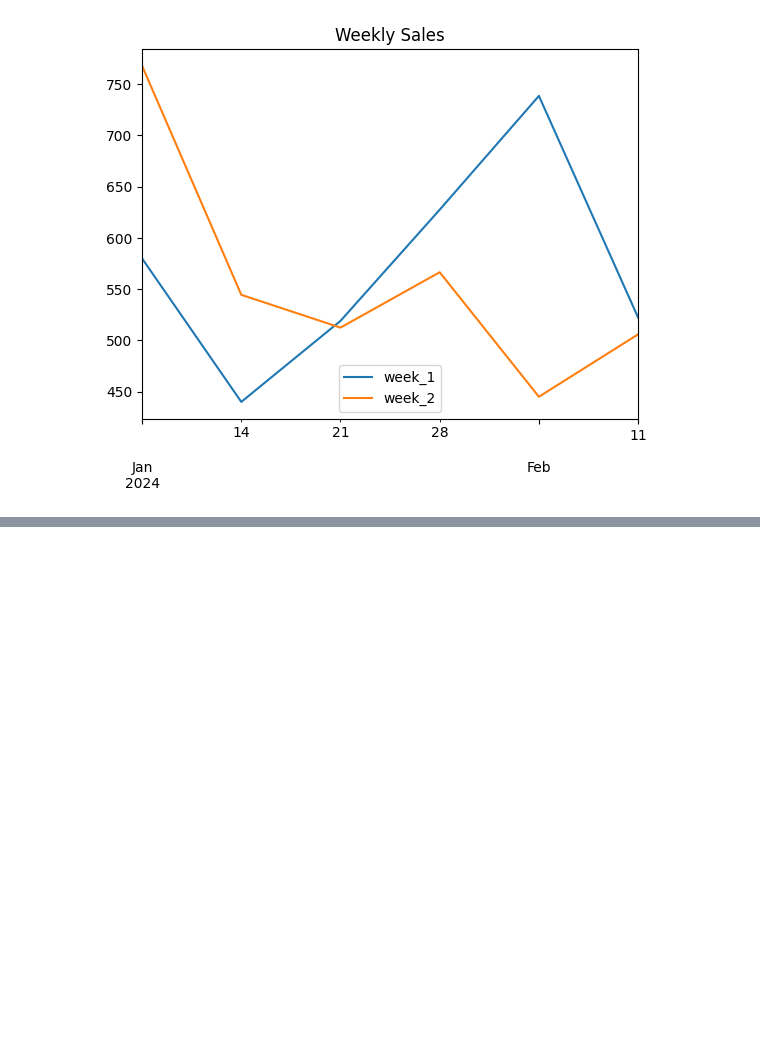
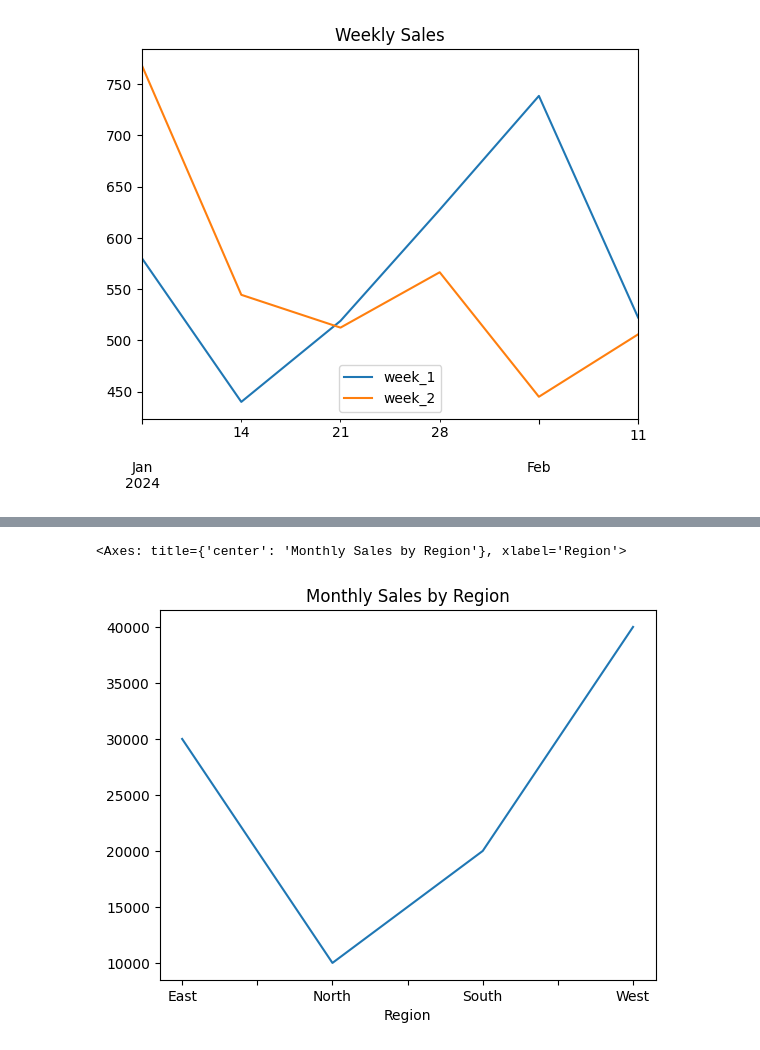
Before and after one commit to tunviii/EDAV, a Jupyter notebook: EDAV.ipynb, the cells around one changed output, grey strips where cells are left out. Drawn from its saved outputs; the diff is of its cells as text; code cells hidden in the pictures; blank space fills up the shorter version.

```diff
--- a/EDAV.ipynb
+++ b/EDAV.ipynb
@@ -216,0 +234,11 @@ age_salary=pd.DataFrame({
+# %%
+regional_sales=pd.DataFrame({
+    'Month':['Jan', 'Feb', 'March', 'April'],
+    'Region':['North', 'South', 'East', 'West'],
+    'Sales':[10000, 20000, 30000, 40000]
+})
+grouped=regional_sales.groupby('Region')['Sales'].sum()
+grouped.plot(kind='line', title='Monthly Sales by Region')
+# %% [output]
+<Axes: title={'center': 'Monthly Sales by Region'}, xlabel='Region'>
+[figure, added]
```
Also changed, not shown: parts of 4 cells of this notebook.
